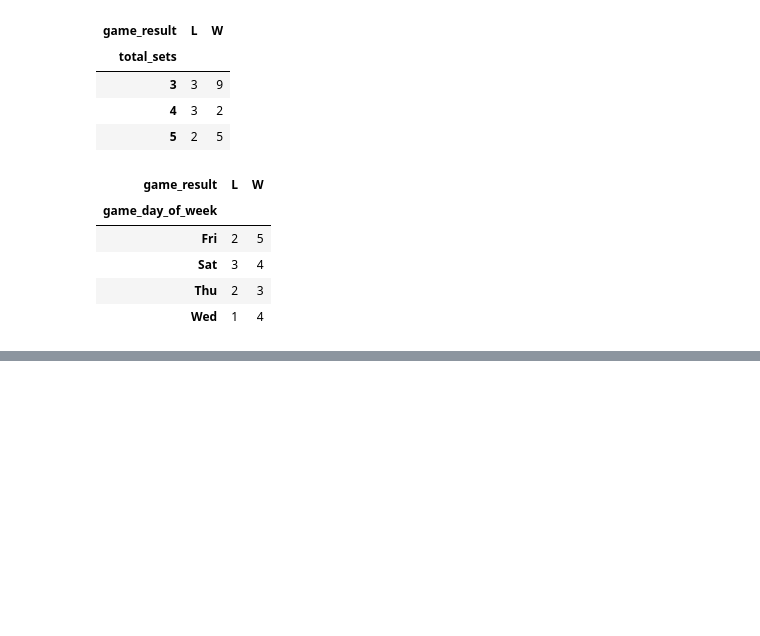
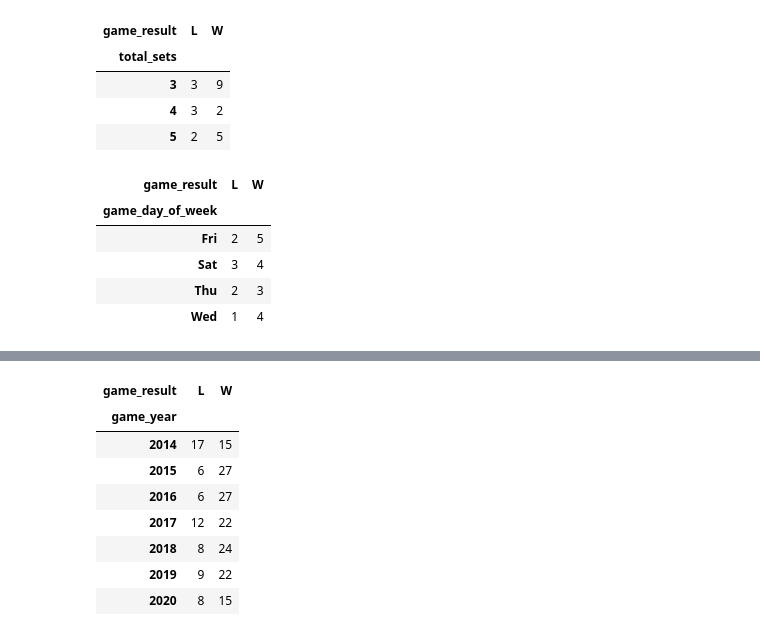
Before and after one commit to gcdean38/MSM_python, a Jupyter notebook: kcou/volleyball/w_volleyball.ipynb, the cells around one changed output, grey strips where cells are left out. Cells and saved outputs as stored; diff of their text form; code cells hidden in the pictures; blank space fills up the shorter version.

```diff
--- a/kcou/volleyball/w_volleyball.ipynb
+++ b/kcou/volleyball/w_volleyball.ipynb
@@ -128,0 +259,12 @@ pd.crosstab(index = volleyball_results_2020['game_day_of_week'], columns = volle
+# %%
+pd.crosstab(index = miz_hist_record['game_year'], columns = miz_hist_record['game_result'])
+# %% [output]
+| game_result | L | W |
+| game_year |  |  |
+| 2014 | 17 | 15 |
+| 2015 | 6 | 27 |
+| 2016 | 6 | 27 |
+| 2017 | 12 | 22 |
+| 2018 | 8 | 24 |
+| 2019 | 9 | 22 |
+| 2020 | 8 | 15 |
```
Also changed, not shown: parts of 12 cells of this notebook, 2 other files.
